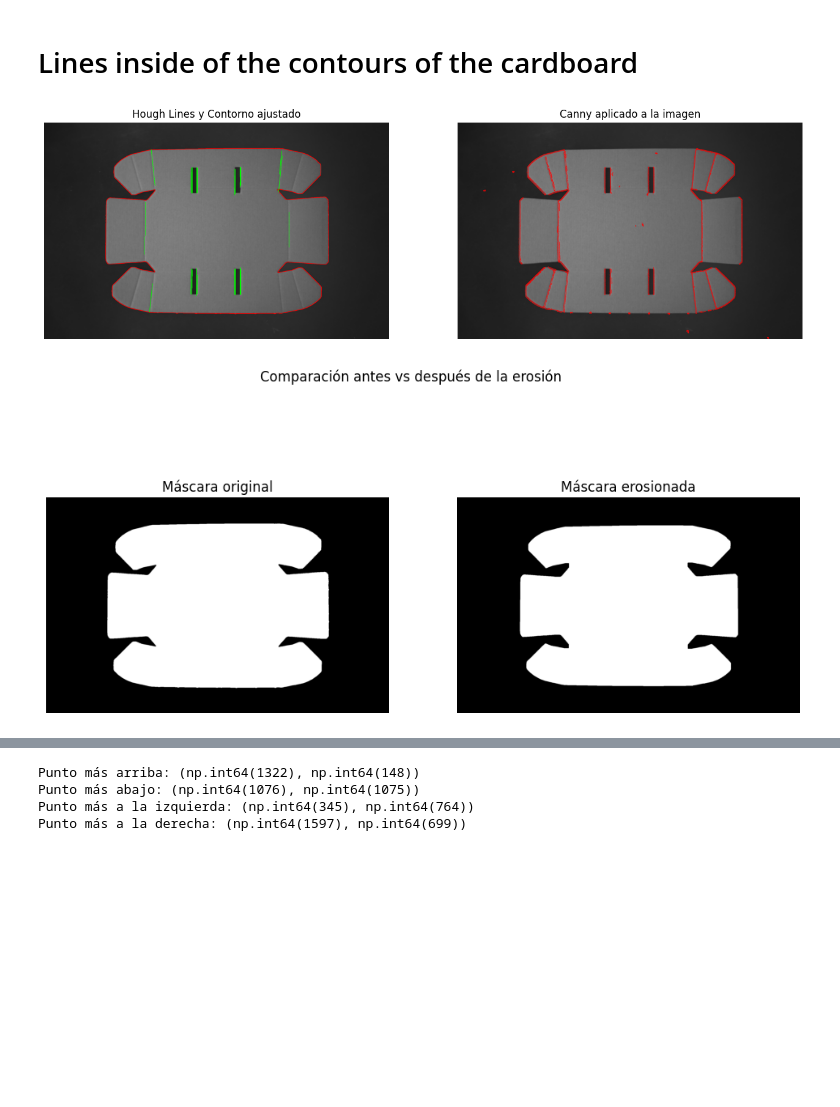
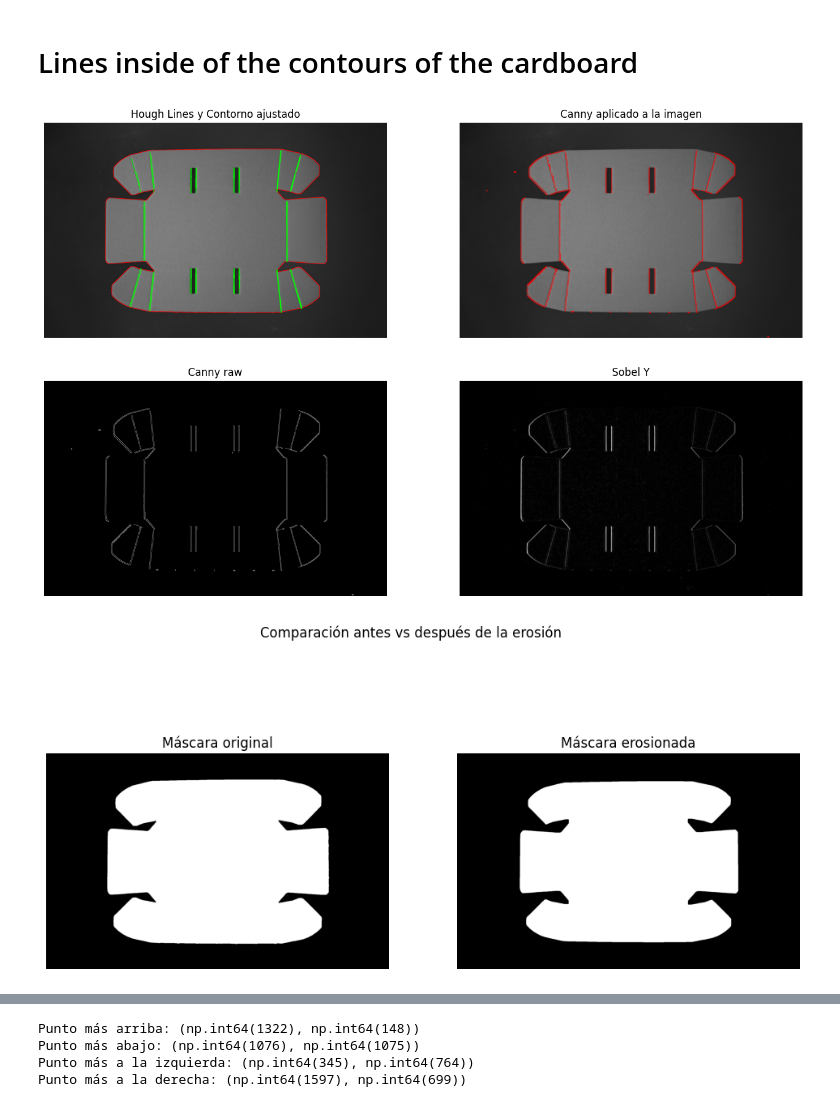
Before and after one commit to fore1806/CBFD, a Jupyter notebook: line_detection.ipynb, the cells around one changed output, grey strips where cells are left out. Drawn from its saved outputs; the diff is of its cells as text; code cells hidden in the pictures; blank space fills up the shorter version.

```diff
--- a/line_detection.ipynb
+++ b/line_detection.ipynb
@@ -216,8 +130,8 @@ x, y, w, h = cv.boundingRect(contour_max)
 margin = 10  # Additional pixels to the ROI
 x_roi = max(x - margin, 0)
 y_roi = max(y - margin, 0)
-w_roi = min(w + 2 * margin, thBIN.shape[1] - x_roi)
-h_roi = min(h + 2 * margin, thBIN.shape[0] - y_roi)  #With ROI coordinates we can select the desired part of the image
+w_roi = min(w + 2 * margin, th_Bin_OTSU.shape[1] - x_roi)
+h_roi = min(h + 2 * margin, th_Bin_OTSU.shape[0] - y_roi)  #With ROI coordinates we can select the desired part of the image
 
 # Draw a green rectangle using BGR
 img_with_roi = cv.cvtColor(th_Bin_OTSU, cv.COLOR_GRAY2BGR)
@@ -284,8 +198,10 @@ contour_offset = max_contour + np.array([[[x_roi, y_roi]]])
 cv.drawContours(contour_mask, [contour_offset], -1, color=255, thickness=-1)
 
 # Aplicar erosión para "encoger" el área del contorno
-kernel = np.ones((20, 20), np.uint8)  # puedes ajustar el tamaño para más o menos reducción
+mask_size = 18 # tamaño del kernel de erosión
+kernel = np.ones((mask_size, mask_size), np.uint8)  # puedes ajustar el tamaño para más o menos reducción
 contour_mask_eroded = cv.erode(contour_mask, kernel, iterations=1)
+
 
 # Aplicar filtro Sobel en Y (resalta líneas horizontales)
 sobel_y = cv.Sobel(blurred, cv.CV_64F, 1, 0, 3)
@@ -297,9 +213,10 @@ sobel_y_abs = (np.absolute(sobel_y))
 sobel_y_norm = cv.normalize(sobel_y_abs, None, 0, 255, cv.NORM_MINMAX)
 sobel_y_uint8 = np.uint8(sobel_y_norm)
 
-edges = cv.Canny(sobel_y_uint8, 40, 100)
+
+edges = cv.Canny(sobel_y_uint8, 50, 110, L2gradient=True)
 edges_dilated = cv.dilate(edges, np.ones((2,2)), iterations=1)
-lines = cv.HoughLinesP(edges_dilated, 1, np.pi/180, threshold=80, minLineLength=80, maxLineGap=15)
+lines = cv.HoughLinesP(edges_dilated, 1, np.pi/180, threshold=40, minLineLength=50, maxLineGap=5)
 
 lineas_filtradas = []
 
@@ -308,39 +225,50 @@ if lines is not None:
         x1, y1, x2, y2 = line[0]
 
         # Revisar si ambos puntos están dentro de la máscara blanca (valor 255)
-        if contour_mask[y1, x1] == 255 and contour_mask_eroded[y2, x2] == 255:
+        xm = int((x1 + x2) / 2)
+        ym = int((y1 + y2) / 2)
+        if contour_mask_eroded[ym, xm] == 255:
             lineas_filtradas.append((x1, y1, x2, y2))
+
 
 output = cv.cvtColor(blurred, cv.COLOR_GRAY2BGR)
 # Dibujar el contorno ajustado en rojo
 cv.drawContours(output, [contour_offset], -1, (0, 0, 255), 2)  # color rojo
 
 
 for x1, y1, x2, y2 in lineas_filtradas:
     cv.line(output, (x1, y1), (x2, y2), (0, 255, 0), 2)
 # Copiar imagen original a color para dibujar bordes
 output_canny = cv.cvtColor(blurred, cv.COLOR_GRAY2BGR)
 output_canny[edges_dilated > 0] = [0, 0, 255]  # rojo
 
 plt.figure(figsize=(16, 10))
-plt.subplot(1, 2, 1)
+plt.subplot(2, 2, 1)
 plt.title("Hough Lines y Contorno ajustado")
 plt.imshow(cv.cvtColor(output, cv.COLOR_BGR2RGB))
 plt.axis("off")
-plt.subplot(1, 2, 2)
+plt.subplot(2, 2, 2)
 plt.title("Canny aplicado a la imagen")
 plt.imshow(cv.cvtColor(output_canny, cv.COLOR_BGR2RGB))
+plt.axis("off")
+plt.subplot(2, 2, 3)
+plt.title("Canny raw")
+plt.imshow(cv.cvtColor(edges, cv.COLOR_BGR2RGB))
+plt.axis("off")
+plt.subplot(2, 2, 4)
+plt.title("Sobel Y")
+plt.imshow(cv.cvtColor(sobel_y_uint8, cv.COLOR_BGR2RGB))
 plt.axis("off")
 
 fig, axs = plt.subplots(1, 2, figsize=(12, 6))
 axs[0].imshow(contour_mask, cmap='gray')
 axs[0].set_title("Máscara original")
 axs[0].axis('off')
 axs[1].imshow(contour_mask_eroded, cmap='gray')
 axs[1].set_title("Máscara erosionada")
 axs[1].axis('off')
 plt.suptitle("Comparación antes vs después de la erosión")
 plt.show()
 # %% [output]
-[figure, old version]
+[figure, new version]
 [figure]
```
Also changed, not shown: parts of 8 cells of this notebook.
